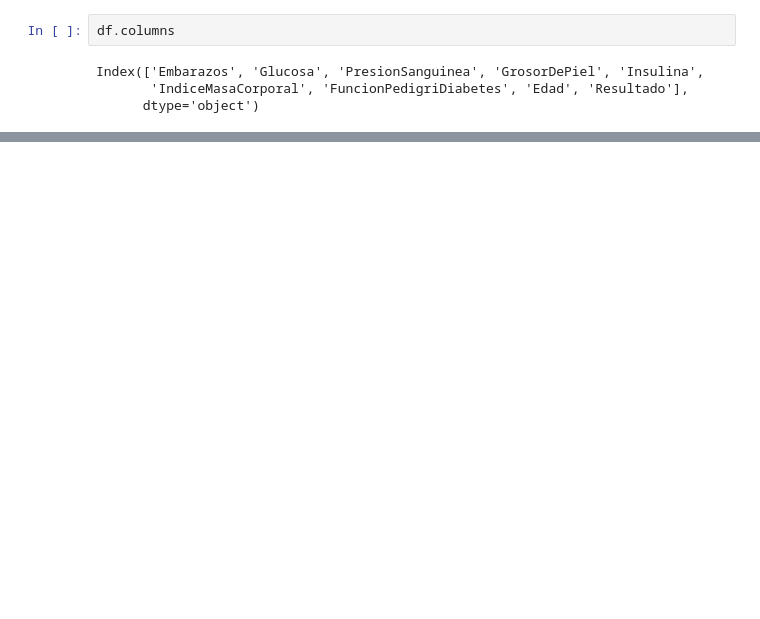
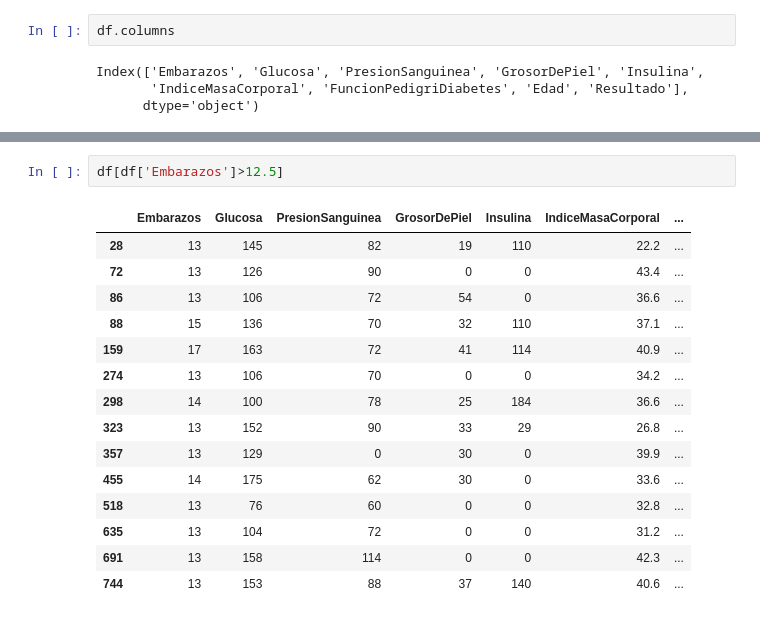
Before and after one commit to alexdaniel-23/Pima-Indians-Diabetes-EDA-ML, a Jupyter notebook: Diabetes.ipynb, the cells around one changed output, grey strips where cells are left out. Drawn from its saved outputs; the diff is of its cells as text; blank space fills up the shorter version.

```diff
--- a/Diabetes.ipynb
+++ b/Diabetes.ipynb
@@ -209,0 +239,18 @@ Index(['Embarazos', 'Glucosa', 'PresionSanguinea', 'GrosorDePiel', 'Insulina',
+# %%
+df[df['Embarazos']>12.5]
+# %% [output]
+|  | Embarazos | Glucosa | PresionSanguinea | GrosorDePiel | Insulina | IndiceMasaCorporal | ... |
+| 28 | 13 | 145 | 82 | 19 | 110 | 22.2 | ... |
+| 72 | 13 | 126 | 90 | 0 | 0 | 43.4 | ... |
+| 86 | 13 | 106 | 72 | 54 | 0 | 36.6 | ... |
+| 88 | 15 | 136 | 70 | 32 | 110 | 37.1 | ... |
+| 159 | 17 | 163 | 72 | 41 | 114 | 40.9 | ... |
+| 274 | 13 | 106 | 70 | 0 | 0 | 34.2 | ... |
+| 298 | 14 | 100 | 78 | 25 | 184 | 36.6 | ... |
+| 323 | 13 | 152 | 90 | 33 | 29 | 26.8 | ... |
+| 357 | 13 | 129 | 0 | 30 | 0 | 39.9 | ... |
+| 455 | 14 | 175 | 62 | 30 | 0 | 33.6 | ... |
+| 518 | 13 | 76 | 60 | 0 | 0 | 32.8 | ... |
+| 635 | 13 | 104 | 72 | 0 | 0 | 31.2 | ... |
+| 691 | 13 | 158 | 114 | 0 | 0 | 42.3 | ... |
+| 744 | 13 | 153 | 88 | 37 | 140 | 40.6 | ... |
```
Also changed, not shown: parts of 5 cells of this notebook.
